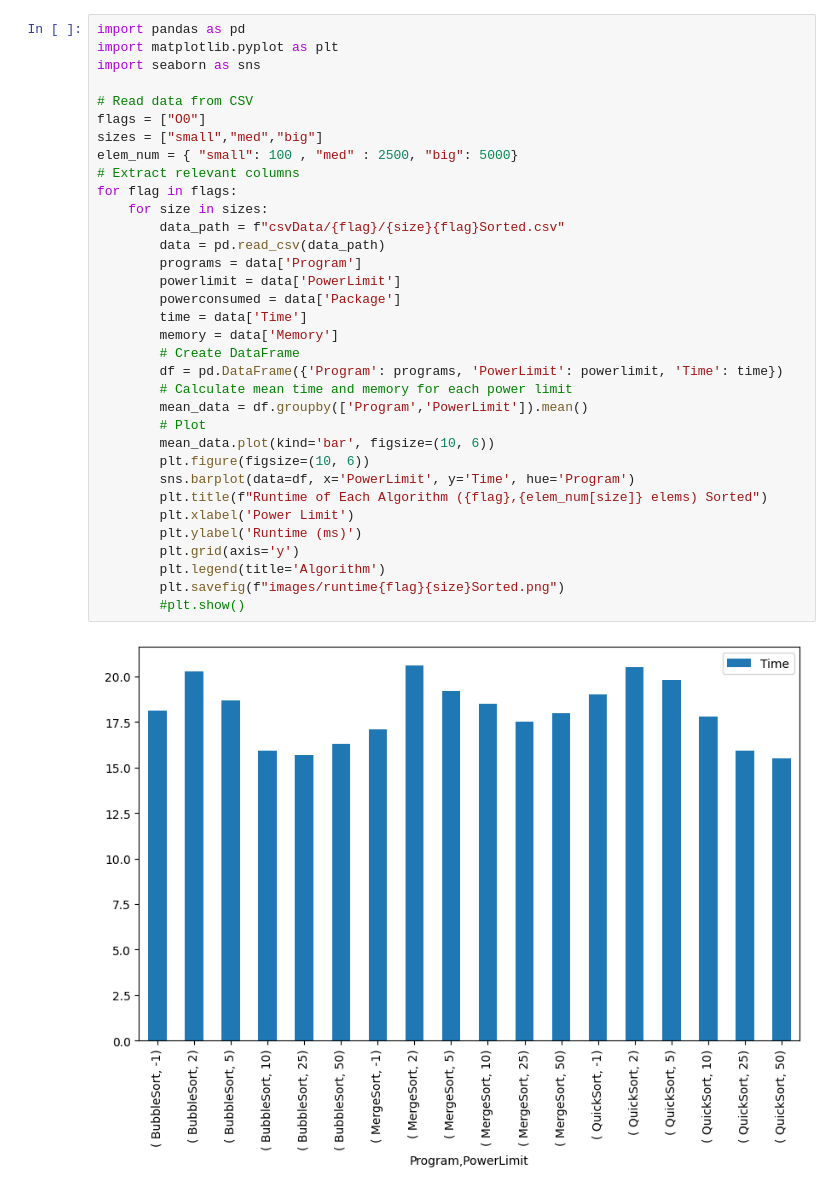
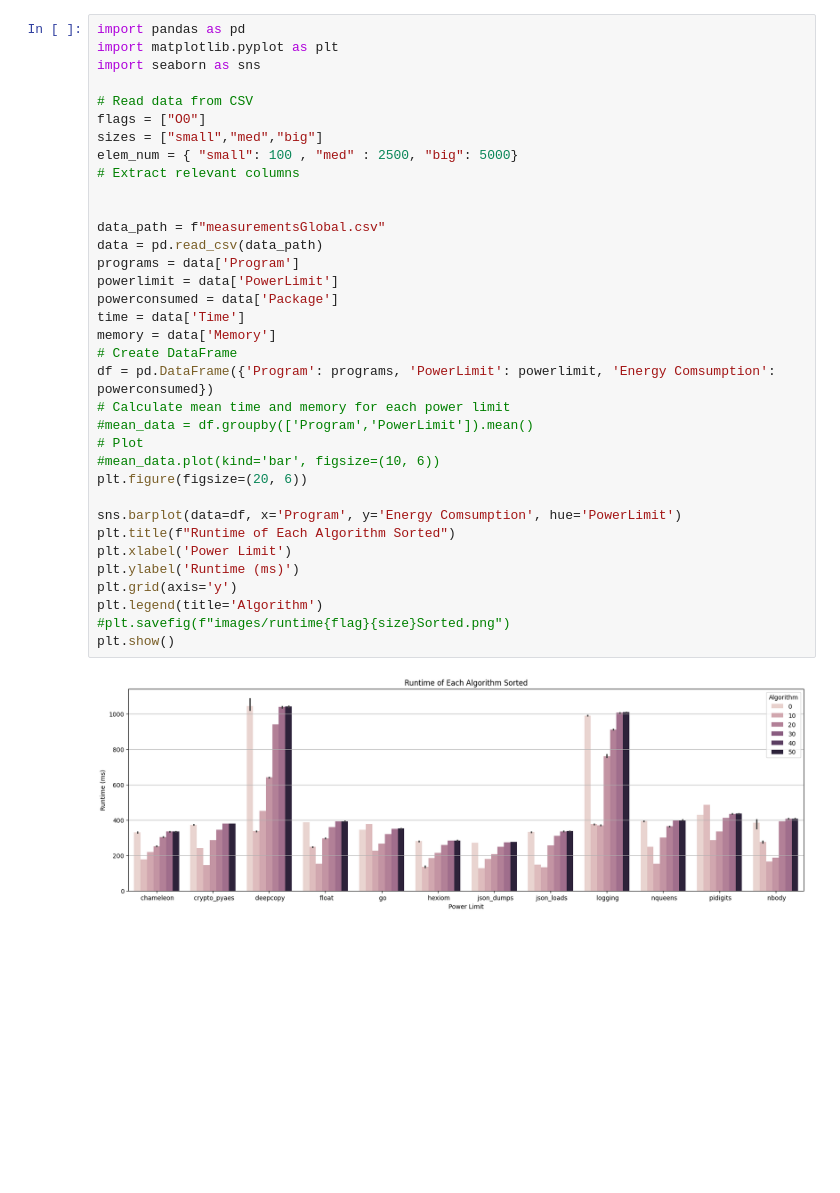
Before and after one commit to DBarbosa15987/ees-benchmark, a Jupyter notebook: graphs.ipynb, the cells around one changed output. Saved outputs shown, nothing was run; the diff lists cells and outputs as text; blank space fills up the shorter version.

```diff
--- a/graphs.ipynb
+++ b/graphs.ipynb
@@ -1,36 +1,37 @@
 # %%
 import pandas as pd
 import matplotlib.pyplot as plt
 import seaborn as sns
 
 # Read data from CSV
 flags = ["O0"]
 sizes = ["small","med","big"]
 elem_num = { "small": 100 , "med" : 2500, "big": 5000}
 # Extract relevant columns
-for flag in flags:
-    for size in sizes:
-        data_path = f"csvData/{flag}/{size}{flag}Sorted.csv"
-        data = pd.read_csv(data_path)
-        programs = data['Program']
-        powerlimit = data['PowerLimit']
-        powerconsumed = data['Package']
-        time = data['Time']
-        memory = data['Memory']
-        # Create DataFrame
-        df = pd.DataFrame({'Program': programs, 'PowerLimit': powerlimit, 'Time': time})
-        # Calculate mean time and memory for each power limit
-        mean_data = df.groupby(['Program','PowerLimit']).mean()
-        # Plot
-        mean_data.plot(kind='bar', figsize=(10, 6))
-        plt.figure(figsize=(10, 6))
-        sns.barplot(data=df, x='PowerLimit', y='Time', hue='Program')
-        plt.title(f"Runtime of Each Algorithm ({flag},{elem_num[size]} elems) Sorted")
-        plt.xlabel('Power Limit')
-        plt.ylabel('Runtime (ms)')
-        plt.grid(axis='y')
-        plt.legend(title='Algorithm')
-        plt.savefig(f"images/runtime{flag}{size}Sorted.png")
-        #plt.show()
+
+
+data_path = f"measurementsGlobal.csv"
+data = pd.read_csv(data_path)
+programs = data['Program']
+powerlimit = data['PowerLimit']
+powerconsumed = data['Package']
+time = data['Time']
+memory = data['Memory']
+# Create DataFrame
+df = pd.DataFrame({'Program': programs, 'PowerLimit': powerlimit, 'Energy Comsumption': powerconsumed})
+# Calculate mean time and memory for each power limit
+#mean_data = df.groupby(['Program','PowerLimit']).mean()
+# Plot
+#mean_data.plot(kind='bar', figsize=(10, 6))
+plt.figure(figsize=(20, 6))
+
+sns.barplot(data=df, x='Program', y='Energy Comsumption', hue='PowerLimit')
+plt.title(f"Runtime of Each Algorithm Sorted")
+plt.xlabel('Power Limit')
+plt.ylabel('Runtime (ms)')
+plt.grid(axis='y')
+plt.legend(title='Algorithm')
+#plt.savefig(f"images/runtime{flag}{size}Sorted.png")
+plt.show()
 # %% [output]
-[figure, old version]
+[figure, new version]
```
Also changed, not shown: parts of 1 cell of this notebook, 3 other files.
